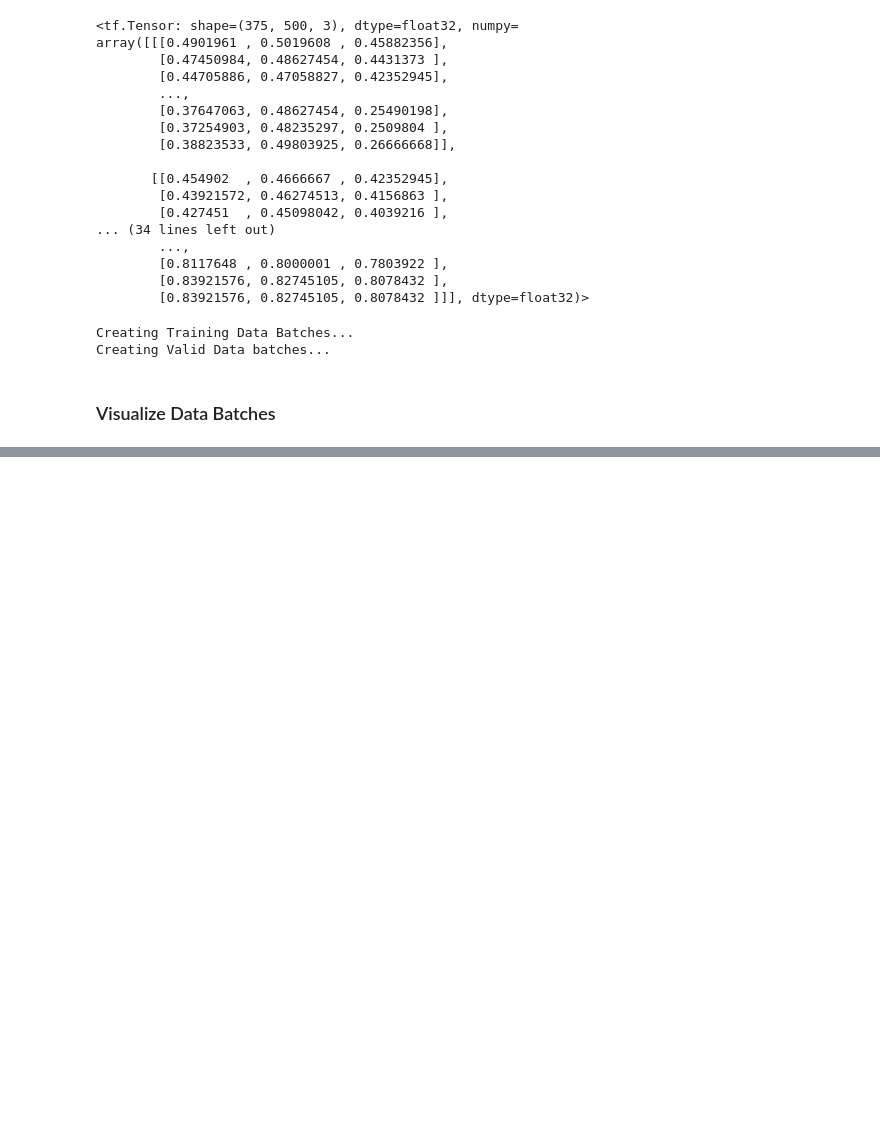
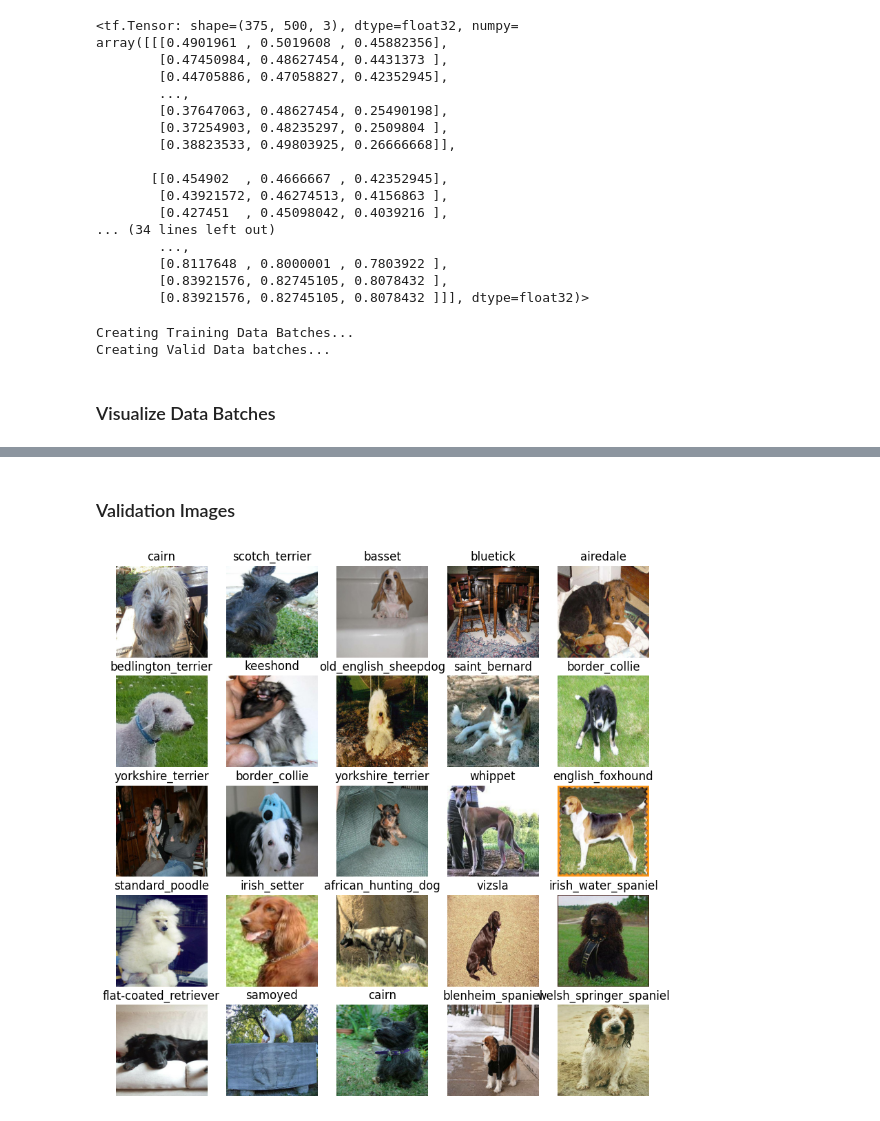
Before and after one commit to digitaico/ml, a Jupyter notebook: cnn/cnn.ipynb, the cells around one changed output, grey strips where cells are left out. Cells and saved outputs as stored; diff of their text form; code cells hidden in the pictures; blank space fills up the shorter version.

```diff
--- a/cnn/cnn.ipynb
+++ b/cnn/cnn.ipynb
@@ -262,0 +265,7 @@ show_25_images(train_images, train_labels)
+# %% [markdown]
+### Validation Images
+# %%
+val_images, val_labels = next(val_data.as_numpy_iterator())
+show_25_images(val_images, val_labels)
+# %% [output]
+[figure, added]
```
Also changed, not shown: parts of 7 cells of this notebook.
